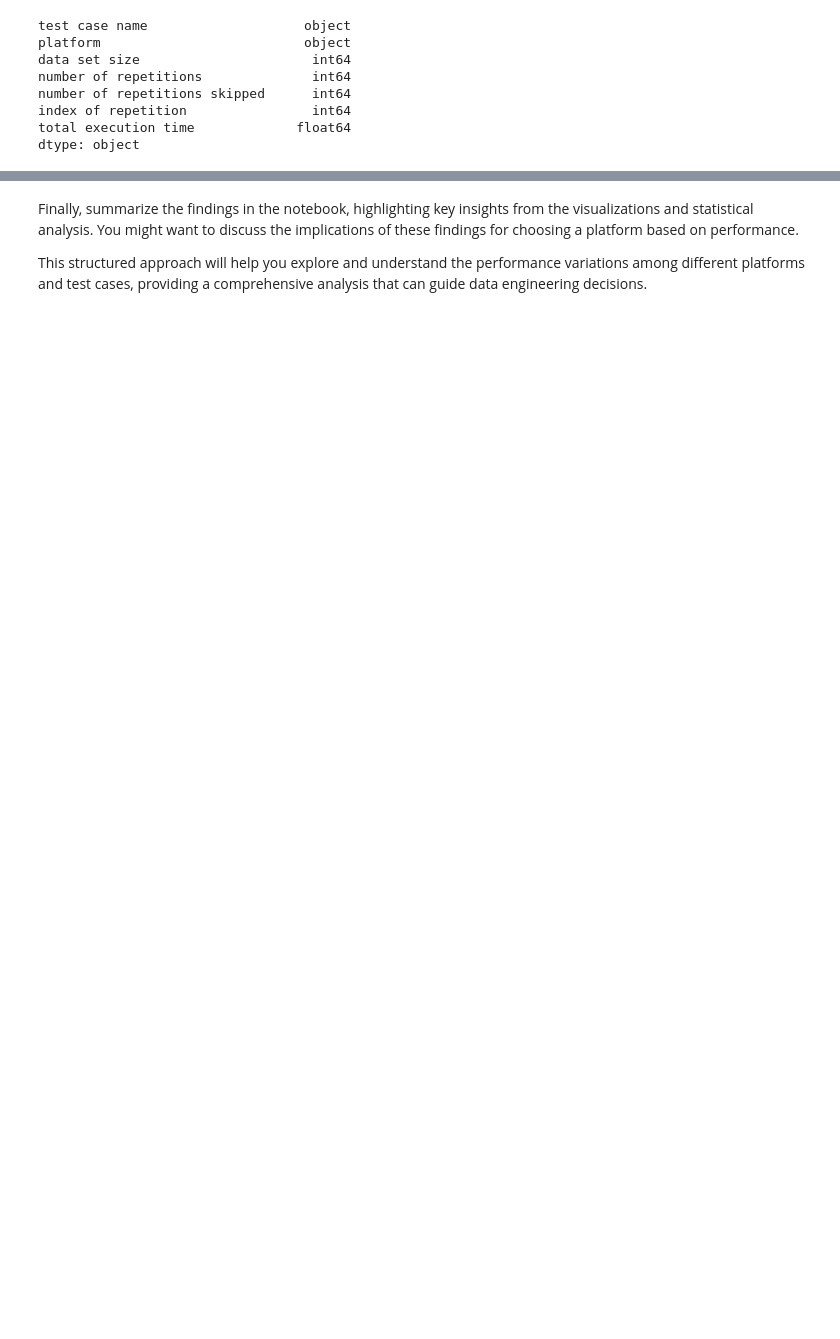
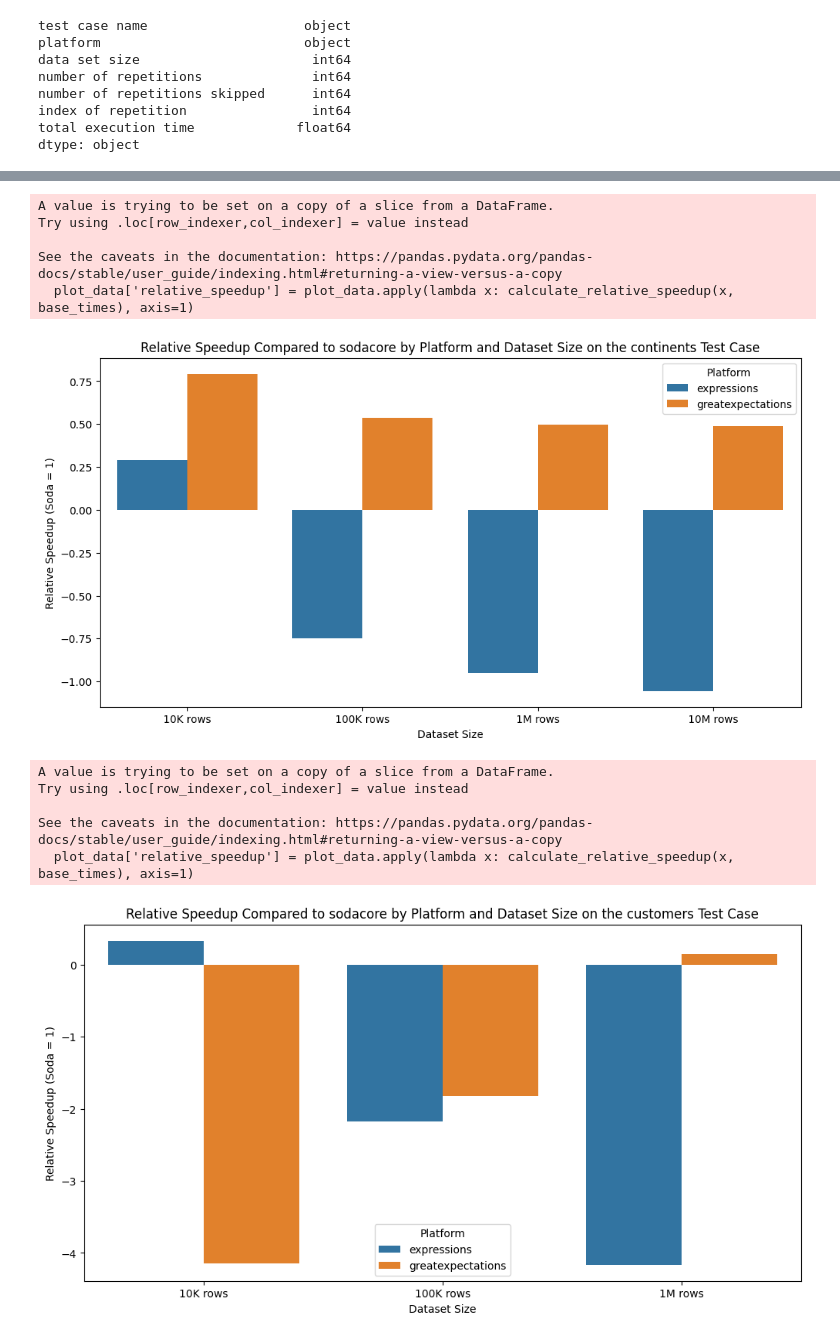
Before and after one commit to zdenecek/bachelor-thesis, a Jupyter notebook: result-analysis/analysis.ipynb, the cells around one changed output, grey strips where cells are left out. Drawn from its saved outputs; the diff is of its cells as text; code cells hidden in the pictures; blank space fills up the shorter version.

```diff
--- a/result-analysis/analysis.ipynb
+++ b/result-analysis/analysis.ipynb
@@ -107,4 +132,49 @@ plt.show()
-# %% [markdown]
-Finally, summarize the findings in the notebook, highlighting key insights from the visualizations and statistical analysis. You might want to discuss the implications of these findings for choosing a platform based on performance.
-
-This structured approach will help you explore and understand the performance variations among different platforms and test cases, providing a comprehensive analysis that can guide data engineering decisions.
+# %%
+def calculate_relative_speedup(row, base_times):
+    if row['data set size'] in base_times:
+        # Calculate as inverse of the ratio, subtract from 1 to switch signs
+        return 1 - (row['mean_execution_time'] / base_times[row['data set size']])
+    else:
+        return np.nan  # Handle missing 'sodacore' data safely
+
+
+base_platform = 'sodacore'
+test_cases = [ 'continents', 'customers' ]
+
+# Create a plot for each dataset size
+for case in test_cases:
+
+    plot_data = aggregate_data[aggregate_data['test case name'] == case]
+
+    # Calculate the mean execution time for 'soda' for each data set size
+    base_times = plot_data[plot_data['platform'] == base_platform].set_index('data set size')['mean_execution_time']
+
+    # Calculate relative speedup (soda time / other platform time)
+    plot_data['relative_speedup'] = plot_data.apply(lambda x: calculate_relative_speedup(x, base_times), axis=1)
+    # Remove soda data from the DataFrame for plotting
+
+    plot_data = plot_data[plot_data['platform'] != base_platform]
+
+
+    plt.figure(figsize=(12, 6))
+    chart = sns.barplot(data=plot_data, x='data set size', y='relative_speedup', hue='platform')
+    plt.title(f"Relative Speedup Compared to {base_platform} by Platform and Dataset Size on the {case} Test Case")
+    plt.ylabel('Relative Speedup (Soda = 1)')
+    plt.xlabel('Dataset Size')
+    chart.set_xticklabels(plot_data.dataset_label)
+    plt.legend(title='Platform')
+    save_plot(plt, 'relative_speedup_comparison_' + case)
+    plt.show()
+# %% [output]
+A value is trying to be set on a copy of a slice from a DataFrame.
+Try using .loc[row_indexer,col_indexer] = value instead
+
+See the caveats in the documentation: https://pandas.pydata.org/pandas-docs/stable/user_guide/indexing.html#returning-a-view-versus-a-copy
+  plot_data['relative_speedup'] = plot_data.apply(lambda x: calculate_relative_speedup(x, base_times), axis=1)
+[figure, added]
+A value is trying to be set on a copy of a slice from a DataFrame.
+Try using .loc[row_indexer,col_indexer] = value instead
+
+See the caveats in the documentation: https://pandas.pydata.org/pandas-docs/stable/user_guide/indexing.html#returning-a-view-versus-a-copy
+  plot_data['relative_speedup'] = plot_data.apply(lambda x: calculate_relative_speedup(x, base_times), axis=1)
+[figure, added]
```
Also changed, not shown: parts of 5 cells of this notebook, 8 other files.
